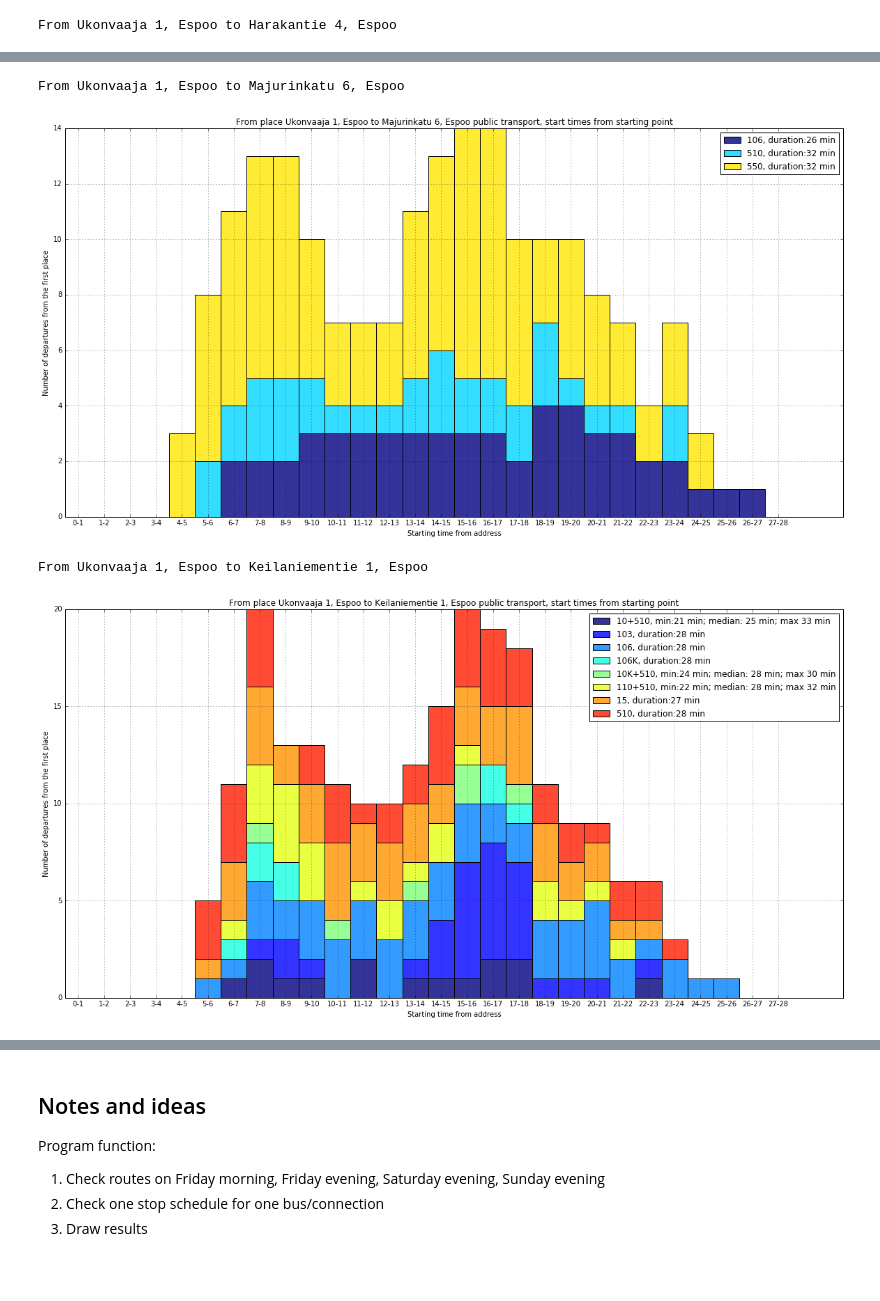
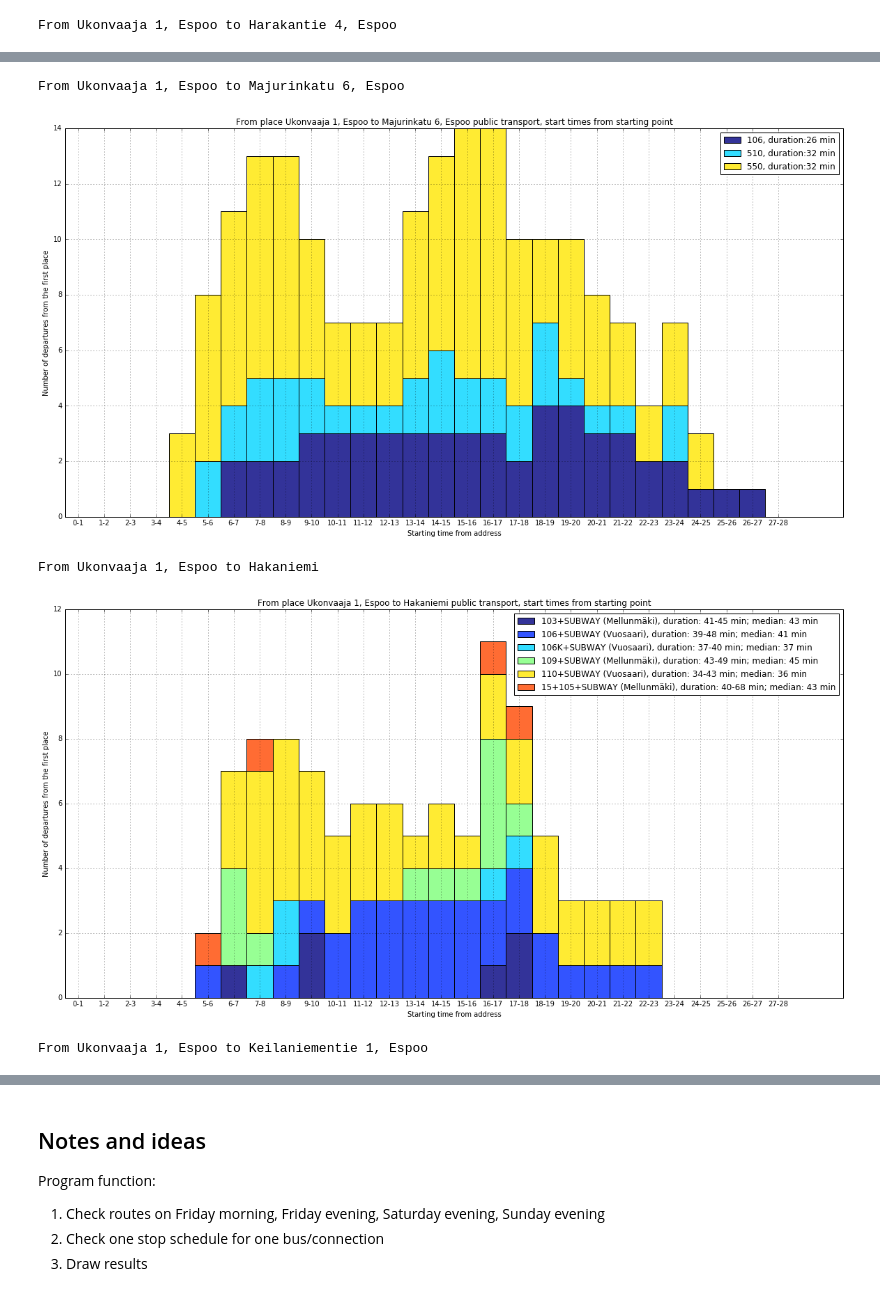
Before and after one commit to traunio/asunnot-reittiopas, a Jupyter notebook: asunto_reittiopas.ipynb, the cells around one changed output, grey strips where cells are left out. Saved outputs shown, nothing was run; the diff lists cells and outputs as text; code cells hidden in the pictures.

```diff
--- a/asunto_reittiopas.ipynb
+++ b/asunto_reittiopas.ipynb
@@ -235,7 +235,8 @@ class CheckRoutes():
             walkDistance = route['walkDistance'] # unit is [m]
 
             legs = [x for x in route['legs'] if x['mode'] != 'WALK'] # for calculating legs without walking
-            shortis = [x['route']['shortName'] if x['route']['shortName'] else x['mode'] + '+' + x['tripHeadsign']
+            shortis = [x['route']['shortName'] if x['route']['shortName'] else x['mode'] \
+                       + ' (' + x['trip']['tripHeadsign'] + ')' \
                        for x in route['legs'] if x['route'] != None]
 
             if len(legs) < 2 and shortis:
@@ -361,7 +362,7 @@ class CheckRoutes():
         trips = [item for sublist in alltrips for item in sublist]
 
         # next we filter non-optimal routes out
-        betterExists = lambda x: True if next((y for y in trips if x[0] < y[0] and y[1] < x[1]),None) else False
+        betterExists = lambda x: True if next((y for y in trips if x[0] < y[0] and y[1] <= x[1]),None) else False
 
         filteredlist = [x for x in trips if not betterExists(x)]
         # pprint.pprint(len(filteredlist)
@@ -399,26 +400,29 @@ class CheckRoutes():
         plt.grid()
         plt.show()
 
+        self.alltrips = alltrips
+
         # pprint.pprint(alltrips)
 
     def styleLegendText(self,x,times):
         if '+' in x:
-            return '%s, min:%.0f min; median: %.0f min; max %.0f min' % \
-                   (x, min(times)/60, st.median(times)/60, max(times)/60)
+            return '%s, duration: %.0f-%.0f min; median: %.0f min' % \
+                   (x, min(times)/60, max(times)/60, st.median(times)/60)
         else:
             return '%s, duration:%.0f min' % (x, min(times)/60)
 # %%
-locs = ['Majurinkatu 6, Espoo','Keilaniementie 1, Espoo', 'Harakantie 4, Espoo'] #, 'Hakaniemi']
+locs = ['Hakaniemi','Majurinkatu 6, Espoo','Keilaniementie 1, Espoo', 'Harakantie 4, Espoo']
 poi = "Ukonvaaja 1, Espoo"
 
 stuff = CheckRoutes(locs)
 
 stuff.updatePlaces()
 stuff.checkRoutes(poi)
 # %% [output]
 From Ukonvaaja 1, Espoo to Harakantie 4, Espoo
 [figure]
 From Ukonvaaja 1, Espoo to Majurinkatu 6, Espoo
 [figure]
-From Ukonvaaja 1, Espoo to Keilaniementie 1, Espoo
+From Ukonvaaja 1, Espoo to Hakaniemi
-[figure, old version]
+[figure, new version]
+From Ukonvaaja 1, Espoo to Keilaniementie 1, Espoo
```
Also changed, not shown: parts of 2 cells of this notebook.
